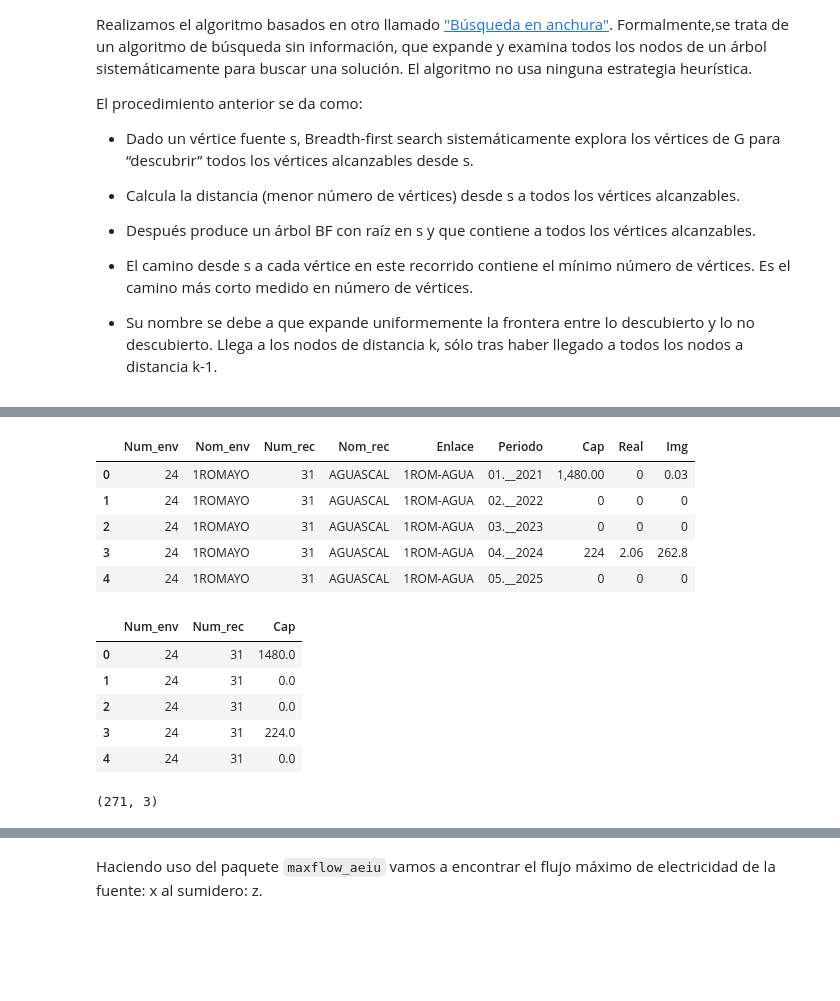
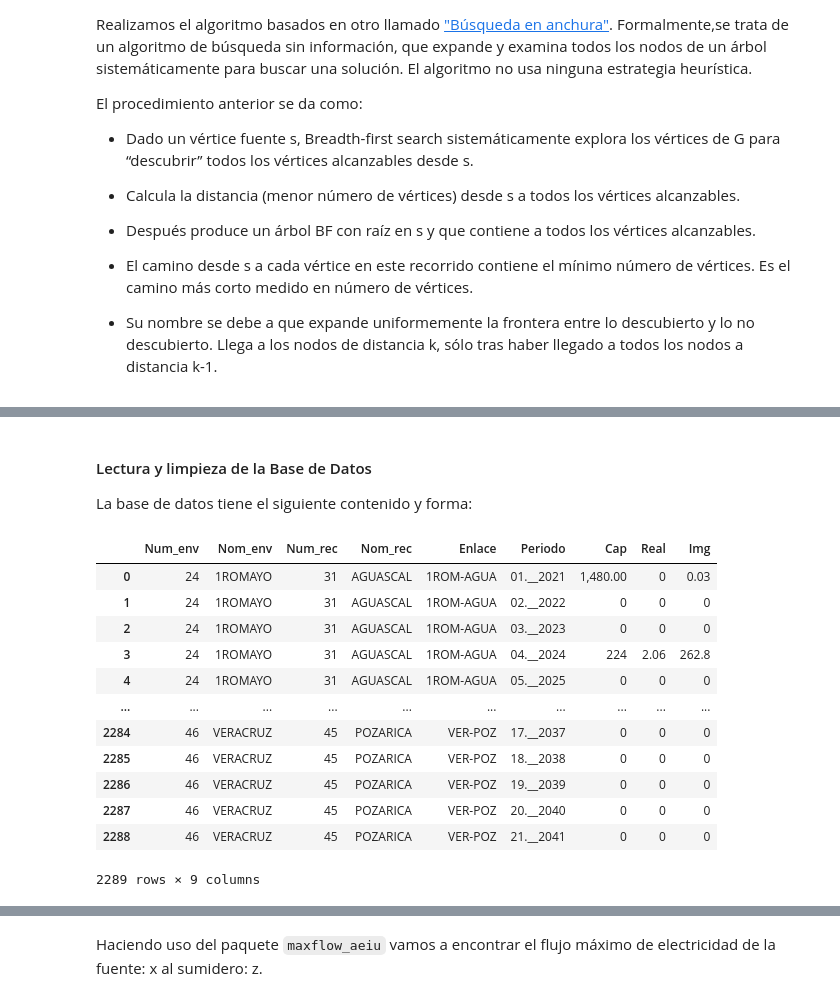
Before and after one commit to optimizacion-2-2022-gh-classroom/practica-1-segunda-parte-LuzVerde23, a Jupyter notebook: reporte_equipo_2_parte_2_practica_1.ipynb, the cells around one changed output, grey strips where cells are left out. Saved outputs shown, nothing was run; the diff lists cells and outputs as text; code cells hidden in the pictures; blank space fills up the shorter version.

```diff
--- a/reporte_equipo_2_parte_2_practica_1.ipynb
+++ b/reporte_equipo_2_parte_2_practica_1.ipynb
@@ -115,32 +134,25 @@ El procedimiento anterior se da como:
+# %% [markdown]
+#### Lectura y limpieza de la Base de Datos
+
+La base de datos tiene el siguiente contenido y forma:
 # %%
 import pandas as pd
 import numpy as np
 # %%
-data=pd.read_csv("BD/red.csv")
+red = pd.read_csv('BD/red.csv')
+pd.options.display.max_rows = 70
+red
+# %% [output]
+|  | Num_env | Nom_env | Num_rec | Nom_rec | Enlace | Periodo | Cap | Real | Img |
+| 0 | 24 | 1ROMAYO | 31 | AGUASCAL | 1ROM-AGUA | 01.__2021 | 1,480.00 | 0 | 0.03 |
+| 1 | 24 | 1ROMAYO | 31 | AGUASCAL | 1ROM-AGUA | 02.__2022 | 0 | 0 | 0 |
+| 2 | 24 | 1ROMAYO | 31 | AGUASCAL | 1ROM-AGUA | 03.__2023 | 0 | 0 | 0 |
+| 3 | 24 | 1ROMAYO | 31 | AGUASCAL | 1ROM-AGUA | 04.__2024 | 224 | 2.06 | 262.8 |
+| 4 | 24 | 1ROMAYO | 31 | AGUASCAL | 1ROM-AGUA | 05.__2025 | 0 | 0 | 0 |
+| ... | ... | ... | ... | ... | ... | ... | ... | ... | ... |
+| 2284 | 46 | VERACRUZ | 45 | POZARICA | VER-POZ | 17.__2037 | 0 | 0 | 0 |
+| 2285 | 46 | VERACRUZ | 45 | POZARICA | VER-POZ | 18.__2038 | 0 | 0 | 0 |
+| 2286 | 46 | VERACRUZ | 45 | POZARICA | VER-POZ | 19.__2039 | 0 | 0 | 0 |
+| 2287 | 46 | VERACRUZ | 45 | POZARICA | VER-POZ | 20.__2040 | 0 | 0 | 0 |
+| 2288 | 46 | VERACRUZ | 45 | POZARICA | VER-POZ | 21.__2041 | 0 | 0 | 0 |
+2289 rows × 9 columns
-# %%
-data.head()
-# %% [output]
-|  | Num_env | Nom_env | Num_rec | Nom_rec | Enlace | Periodo | Cap | Real | Img |
-| 0 | 24 | 1ROMAYO | 31 | AGUASCAL | 1ROM-AGUA | 01.__2021 | 1,480.00 | 0 | 0.03 |
-| 1 | 24 | 1ROMAYO | 31 | AGUASCAL | 1ROM-AGUA | 02.__2022 | 0 | 0 | 0 |
-| 2 | 24 | 1ROMAYO | 31 | AGUASCAL | 1ROM-AGUA | 03.__2023 | 0 | 0 | 0 |
-| 3 | 24 | 1ROMAYO | 31 | AGUASCAL | 1ROM-AGUA | 04.__2024 | 224 | 2.06 | 262.8 |
-| 4 | 24 | 1ROMAYO | 31 | AGUASCAL | 1ROM-AGUA | 05.__2025 | 0 | 0 | 0 |
-# %%
-data_long=data[["Num_env", "Num_rec", "Cap"]]
-data_long=data_long.replace(',','', regex=True)
-data_long = data_long.apply(pd.to_numeric)
-data_long.head()
-# %% [output]
-|  | Num_env | Num_rec | Cap |
-| 0 | 24 | 31 | 1480.0 |
-| 1 | 24 | 31 | 0.0 |
-| 2 | 24 | 31 | 0.0 |
-| 3 | 24 | 31 | 224.0 |
-| 4 | 24 | 31 | 0.0 |
-# %%
-#data_long=data_long.groupby(['Num_env','Num_rec']).agg({'Cap': 'sum'})
-data_long=data_long.drop_duplicates()
-data_long.shape
-# %% [output]
-(271, 3)
```
Also changed, not shown: parts of 31 cells of this notebook.
